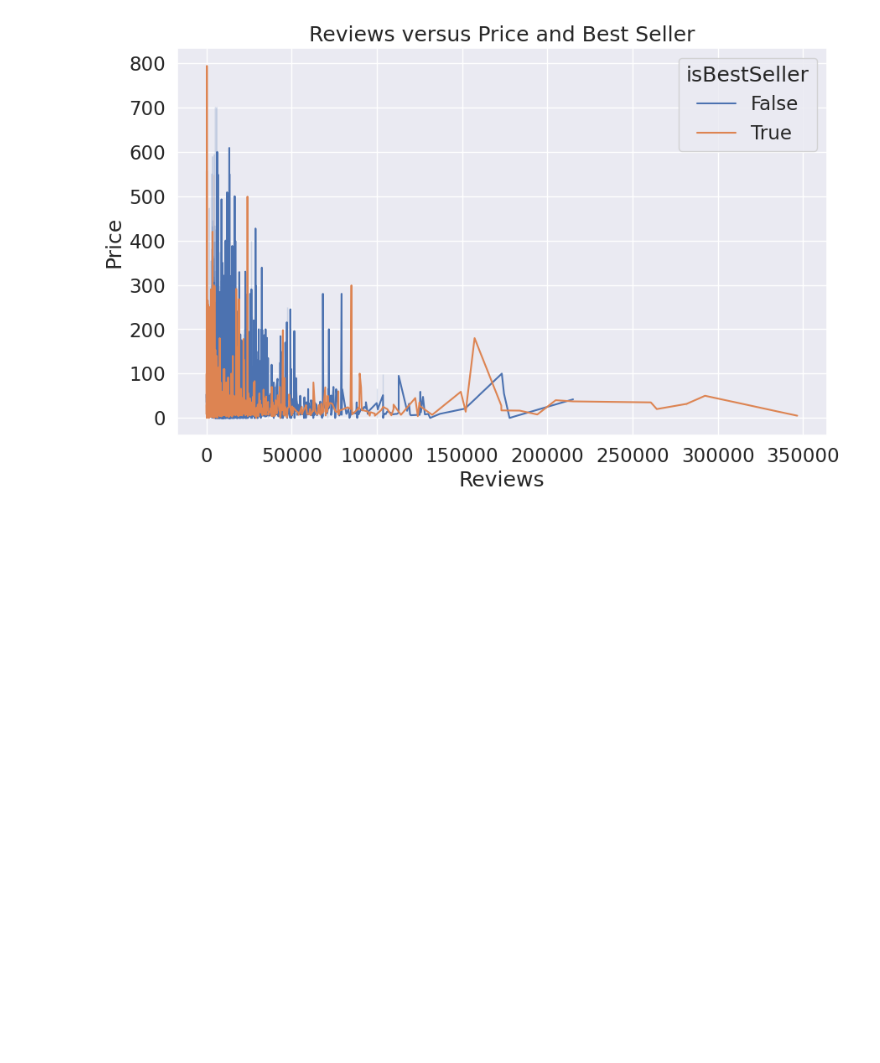
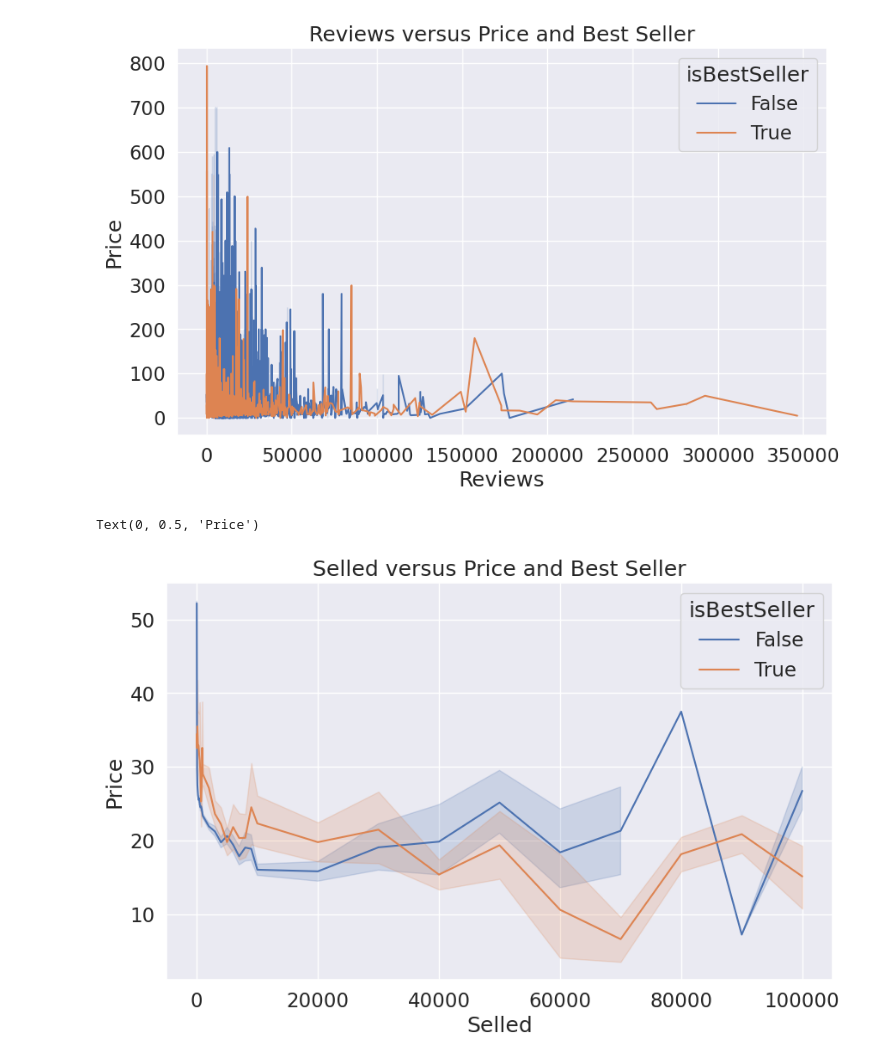
Before and after one commit to andrepgalhardo/Projetcs, a Jupyter notebook: Amazon.ipynb, the cells around one changed output. Drawn from its saved outputs; the diff is of its cells as text; code cells hidden in the pictures; blank space fills up the shorter version.

```diff
--- a/Amazon.ipynb
+++ b/Amazon.ipynb
@@ -216,4 +199,11 @@ plt.ylabel('Price')
 Text(0, 0.5, 'Price')
 [figure]
 # %%
-sns.
+plt.figure(figsize=(10,6))
+sns.lineplot(x=df['boughtInLastMonth'], y=df['price'], hue=df['isBestSeller'])
+plt.title('Selled versus Price and Best Seller')
+plt.xlabel('Selled')
+plt.ylabel('Price')
+# %% [output]
+Text(0, 0.5, 'Price')
+[figure, added]
```
Also changed, not shown: parts of 26 cells of this notebook.
